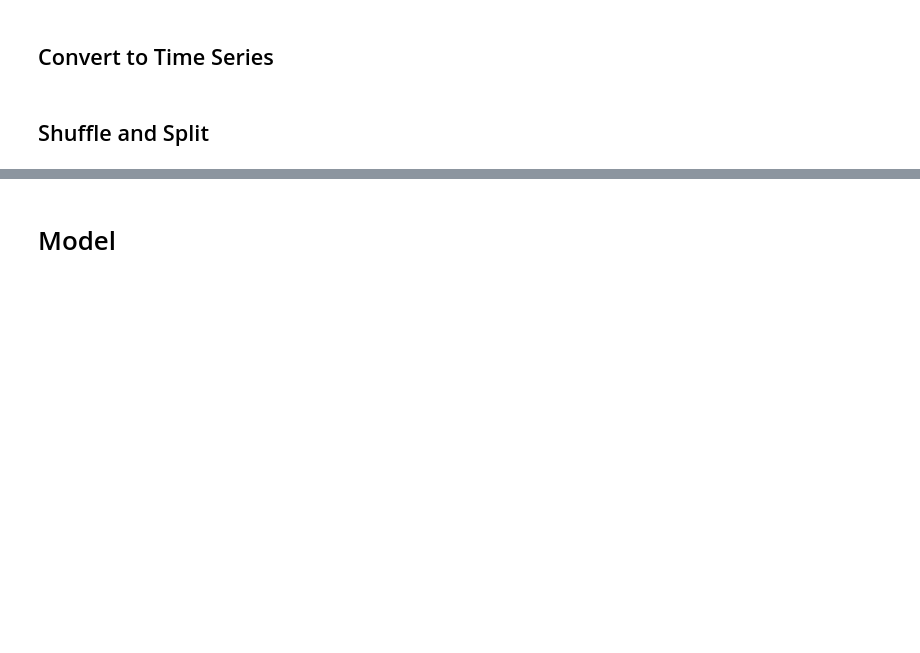
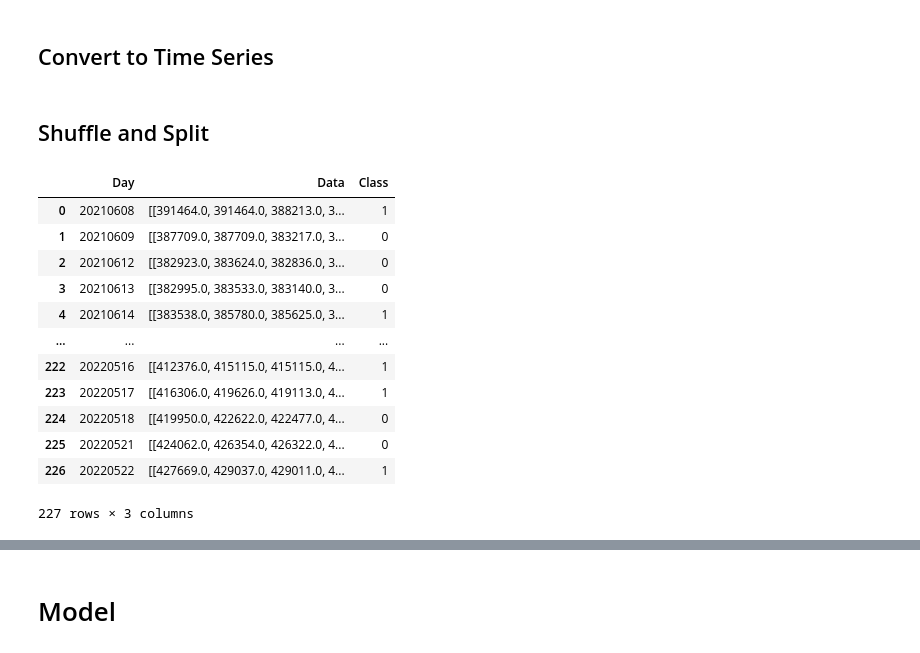
Before and after one commit to AUT-Student/NN-HW6, a Jupyter notebook: NN_HW6.ipynb, the cells around one changed output, grey strips where cells are left out. Cells and saved outputs as stored; diff of their text form; code cells hidden in the pictures; blank space fills up the shorter version.

```diff
--- a/NN_HW6.ipynb
+++ b/NN_HW6.ipynb
@@ -198,6 +206,20 @@ def create_ts_dataset(number_days):
 ts_dataset = create_ts_dataset(number_days=10)
 # %% [markdown]
 ## Shuffle and Split
-# %%
-ts_dataset = ts_dataset.sample(frac=1, random_state=0)
+# %%
+ts_dataset
+# %% [output]
+|  | Day | Data | Class |
+| 0 | 20210608 | [[391464.0, 391464.0, 388213.0, 3... | 1 |
+| 1 | 20210609 | [[387709.0, 387709.0, 383217.0, 3... | 0 |
+| 2 | 20210612 | [[382923.0, 383624.0, 382836.0, 3... | 0 |
+| 3 | 20210613 | [[382995.0, 383533.0, 383140.0, 3... | 0 |
+| 4 | 20210614 | [[383538.0, 385780.0, 385625.0, 3... | 1 |
+| ... | ... | ... | ... |
+| 222 | 20220516 | [[412376.0, 415115.0, 415115.0, 4... | 1 |
+| 223 | 20220517 | [[416306.0, 419626.0, 419113.0, 4... | 1 |
+| 224 | 20220518 | [[419950.0, 422622.0, 422477.0, 4... | 0 |
+| 225 | 20220521 | [[424062.0, 426354.0, 426322.0, 4... | 0 |
+| 226 | 20220522 | [[427669.0, 429037.0, 429011.0, 4... | 1 |
+227 rows × 3 columns
 # %%
```
Also changed, not shown: parts of 8 cells of this notebook.
